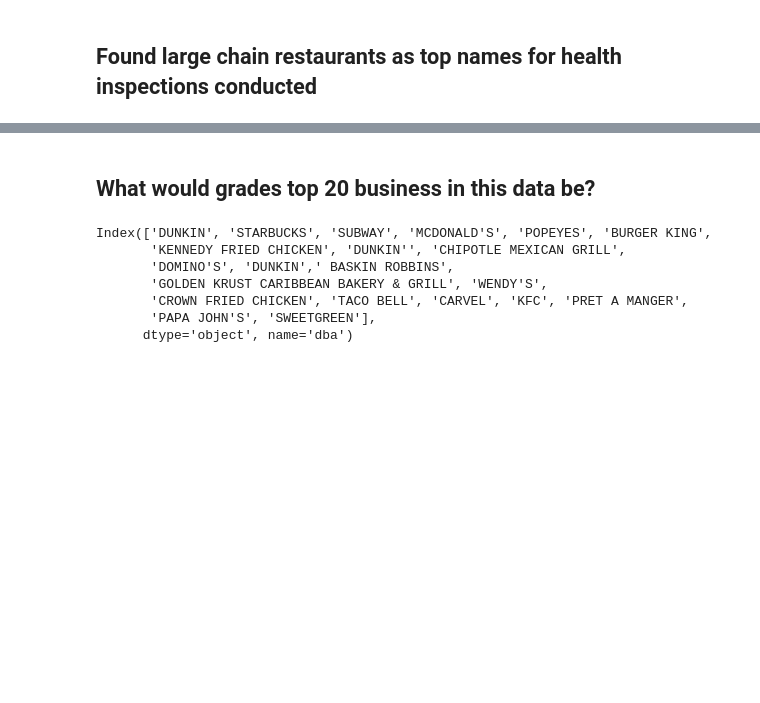
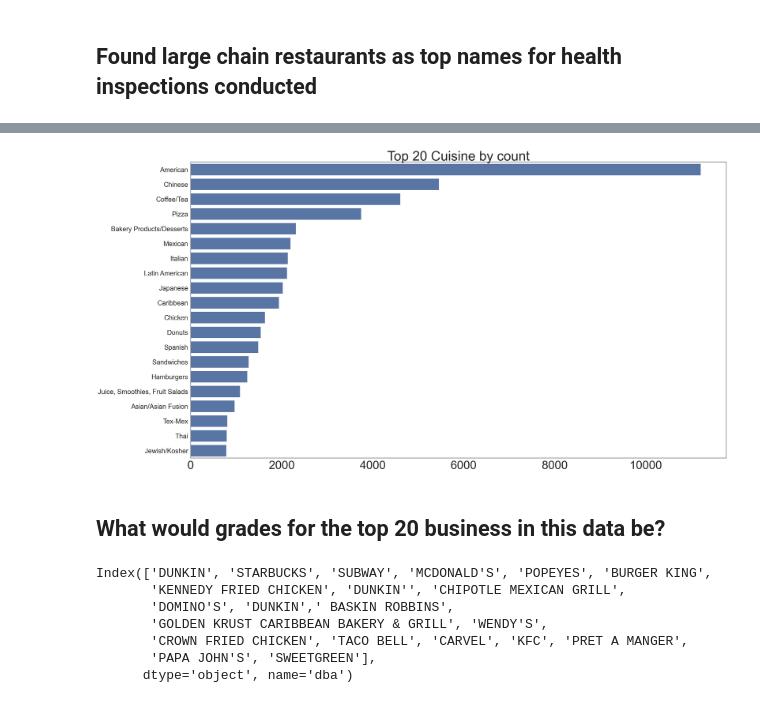
Before and after one commit to Somerville-2023/New-York-health-Inspection-Prediction, a Jupyter notebook: marc-folder/marc_eda.ipynb, the cells around one changed output, grey strips where cells are left out. Drawn from its saved outputs; the diff is of its cells as text; code cells hidden in the pictures; blank space fills up the shorter version.

```diff
--- a/marc-folder/marc_eda.ipynb
+++ b/marc-folder/marc_eda.ipynb
@@ -657,5 +679,27 @@ plt.show()
+# %%
+import warnings
+warnings.filterwarnings("ignore")
+
+sns.set(font_scale=4, style='white')
+
+top_n = 20  # Adjust the number of top values to display
+
+# Create a figure and specify the desired figure size
+plt.figure(figsize=(36, 20))
+
+# Create the countplot with y as the 'dba' and x as the count
+countplot = sns.countplot(data=ny, y='cuisine_description', order=ny['cuisine_description'].value_counts().iloc[:top_n].index)
+
+# Increase the font size for the title and y-axis labels
+countplot.set_yticklabels(countplot.get_yticklabels(), fontsize=25)  # Adjust the fontsize as needed
+plt.title(f'Top {top_n} Cuisine by count', fontsize=50)  # Adjust the fontsize as needed
+plt.ylabel('')
+plt.xlabel('')
+plt.show()
+# %% [output]
+[figure, added]
 # %% [markdown]
-## What would grades top 20 business in this data be?
+## What would grades for the top 20 business in this data be?
 # %%
 top_20_dba = ny['dba'].value_counts().head(20).index
 top_20_dba
```
Also changed, not shown: parts of 7 cells of this notebook.
